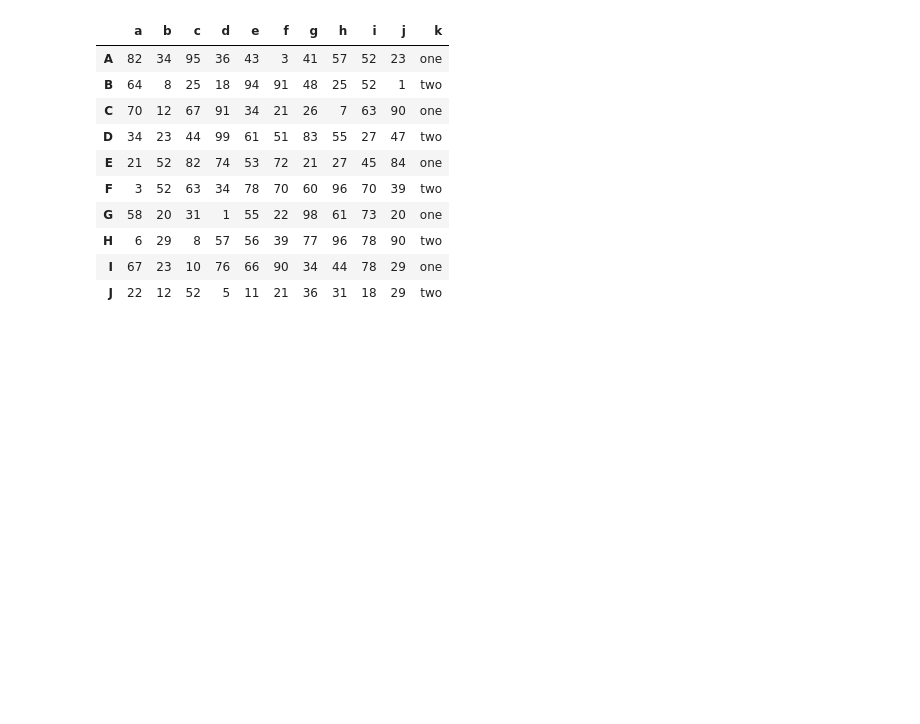
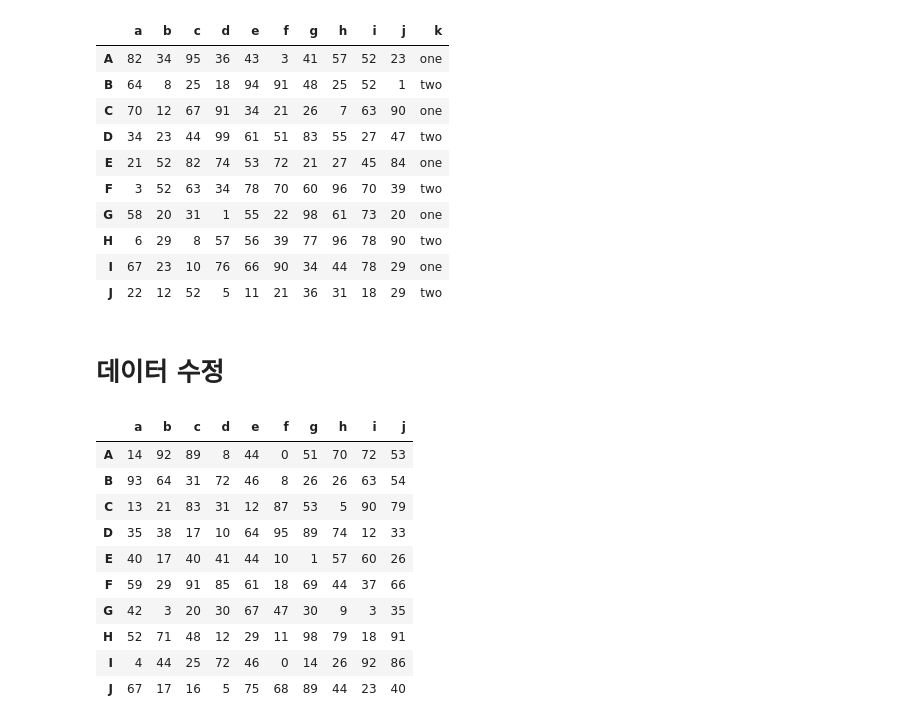
Before and after one commit to jjh9329/numpy-study, a Jupyter notebook: 02.Pandas/Pandas 실습.ipynb, the cells around one changed output. Saved outputs shown, nothing was run; the diff lists cells and outputs as text; code cells hidden in the pictures; blank space fills up the shorter version.

Commit message:
pandas

```diff
--- a/02.Pandas/Pandas 실습.ipynb
+++ b/02.Pandas/Pandas 실습.ipynb
@@ -560,3 +560,25 @@ df2[df2['k'].isin(['one','two'])]
 | H | 6 | 29 | 8 | 57 | 56 | 39 | 77 | 96 | 78 | 90 | two |
 | I | 67 | 23 | 10 | 76 | 66 | 90 | 34 | 44 | 78 | 29 | one |
 | J | 22 | 12 | 52 | 5 | 11 | 21 | 36 | 31 | 18 | 29 | two |
+# %% [markdown]
+# 데이터 수정
+# %%
+import numpy as np
+import pandas as pd
+
+data = np.random.randint(100,size=(10,10))
+df = pd.DataFrame(data,index=list('ABCDEFGHIJ'),
+columns = list('abcdefghij'))
+display(df)
+# %% [output]
+|  | a | b | c | d | e | f | g | h | i | j |
+| A | 14 | 92 | 89 | 8 | 44 | 0 | 51 | 70 | 72 | 53 |
+| B | 93 | 64 | 31 | 72 | 46 | 8 | 26 | 26 | 63 | 54 |
+| C | 13 | 21 | 83 | 31 | 12 | 87 | 53 | 5 | 90 | 79 |
+| D | 35 | 38 | 17 | 10 | 64 | 95 | 89 | 74 | 12 | 33 |
+| E | 40 | 17 | 40 | 41 | 44 | 10 | 1 | 57 | 60 | 26 |
+| F | 59 | 29 | 91 | 85 | 61 | 18 | 69 | 44 | 37 | 66 |
+| G | 42 | 3 | 20 | 30 | 67 | 47 | 30 | 9 | 3 | 35 |
+| H | 52 | 71 | 48 | 12 | 29 | 11 | 98 | 79 | 18 | 91 |
+| I | 4 | 44 | 25 | 72 | 46 | 0 | 14 | 26 | 92 | 86 |
+| J | 67 | 17 | 16 | 5 | 75 | 68 | 89 | 44 | 23 | 40 |
```
Also changed, not shown: parts of 95 cells of this notebook.
